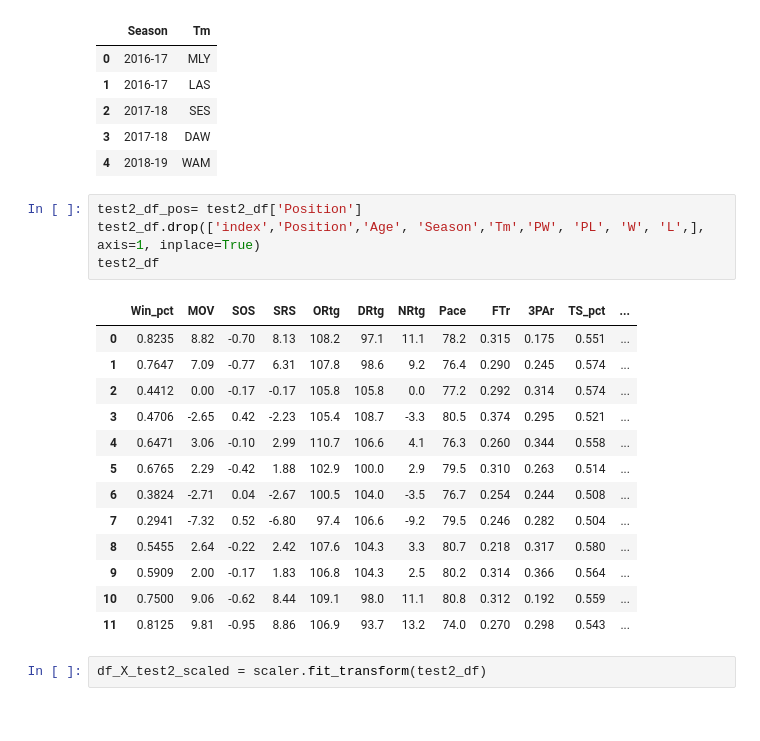
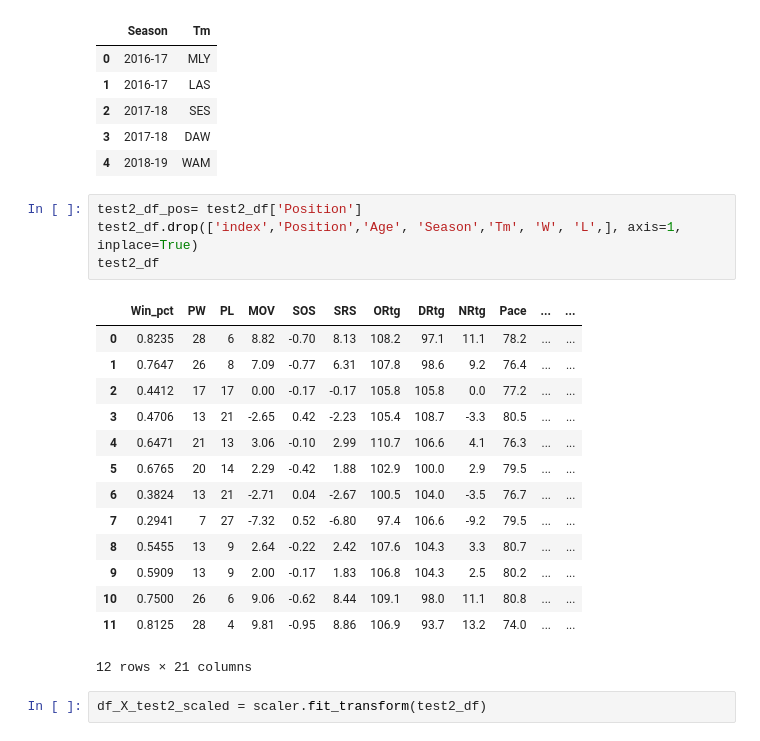
Before and after one commit to l-aldarondo/Sports-Predictions, a Jupyter notebook: Logistic_Regression_Model.ipynb, the cells around one changed output. Cells and saved outputs as stored; diff of their text form.

```diff
--- a/Logistic_Regression_Model.ipynb
+++ b/Logistic_Regression_Model.ipynb
@@ -334,22 +342,23 @@ test2_name_df.head()
 | 4 | 2018-19 | WAM |
 # %%
 test2_df_pos= test2_df['Position']
-test2_df.drop(['index','Position','Age', 'Season','Tm','PW', 'PL', 'W', 'L',], axis=1, inplace=True)
+test2_df.drop(['index','Position','Age', 'Season','Tm', 'W', 'L',], axis=1, inplace=True)
 test2_df
 # %% [output]
-|  | Win_pct | MOV | SOS | SRS | ORtg | DRtg | NRtg | Pace | FTr | 3PAr | TS_pct | ... |
-| 0 | 0.8235 | 8.82 | -0.70 | 8.13 | 108.2 | 97.1 | 11.1 | 78.2 | 0.315 | 0.175 | 0.551 | ... |
-| 1 | 0.7647 | 7.09 | -0.77 | 6.31 | 107.8 | 98.6 | 9.2 | 76.4 | 0.290 | 0.245 | 0.574 | ... |
-| 2 | 0.4412 | 0.00 | -0.17 | -0.17 | 105.8 | 105.8 | 0.0 | 77.2 | 0.292 | 0.314 | 0.574 | ... |
-| 3 | 0.4706 | -2.65 | 0.42 | -2.23 | 105.4 | 108.7 | -3.3 | 80.5 | 0.374 | 0.295 | 0.521 | ... |
-| 4 | 0.6471 | 3.06 | -0.10 | 2.99 | 110.7 | 106.6 | 4.1 | 76.3 | 0.260 | 0.344 | 0.558 | ... |
-| 5 | 0.6765 | 2.29 | -0.42 | 1.88 | 102.9 | 100.0 | 2.9 | 79.5 | 0.310 | 0.263 | 0.514 | ... |
-| 6 | 0.3824 | -2.71 | 0.04 | -2.67 | 100.5 | 104.0 | -3.5 | 76.7 | 0.254 | 0.244 | 0.508 | ... |
-| 7 | 0.2941 | -7.32 | 0.52 | -6.80 | 97.4 | 106.6 | -9.2 | 79.5 | 0.246 | 0.282 | 0.504 | ... |
-| 8 | 0.5455 | 2.64 | -0.22 | 2.42 | 107.6 | 104.3 | 3.3 | 80.7 | 0.218 | 0.317 | 0.580 | ... |
-| 9 | 0.5909 | 2.00 | -0.17 | 1.83 | 106.8 | 104.3 | 2.5 | 80.2 | 0.314 | 0.366 | 0.564 | ... |
-| 10 | 0.7500 | 9.06 | -0.62 | 8.44 | 109.1 | 98.0 | 11.1 | 80.8 | 0.312 | 0.192 | 0.559 | ... |
-| 11 | 0.8125 | 9.81 | -0.95 | 8.86 | 106.9 | 93.7 | 13.2 | 74.0 | 0.270 | 0.298 | 0.543 | ... |
+|  | Win_pct | PW | PL | MOV | SOS | SRS | ORtg | DRtg | NRtg | Pace | ... | ... |
+| 0 | 0.8235 | 28 | 6 | 8.82 | -0.70 | 8.13 | 108.2 | 97.1 | 11.1 | 78.2 | ... | ... |
+| 1 | 0.7647 | 26 | 8 | 7.09 | -0.77 | 6.31 | 107.8 | 98.6 | 9.2 | 76.4 | ... | ... |
+| 2 | 0.4412 | 17 | 17 | 0.00 | -0.17 | -0.17 | 105.8 | 105.8 | 0.0 | 77.2 | ... | ... |
+| 3 | 0.4706 | 13 | 21 | -2.65 | 0.42 | -2.23 | 105.4 | 108.7 | -3.3 | 80.5 | ... | ... |
+| 4 | 0.6471 | 21 | 13 | 3.06 | -0.10 | 2.99 | 110.7 | 106.6 | 4.1 | 76.3 | ... | ... |
+| 5 | 0.6765 | 20 | 14 | 2.29 | -0.42 | 1.88 | 102.9 | 100.0 | 2.9 | 79.5 | ... | ... |
+| 6 | 0.3824 | 13 | 21 | -2.71 | 0.04 | -2.67 | 100.5 | 104.0 | -3.5 | 76.7 | ... | ... |
+| 7 | 0.2941 | 7 | 27 | -7.32 | 0.52 | -6.80 | 97.4 | 106.6 | -9.2 | 79.5 | ... | ... |
+| 8 | 0.5455 | 13 | 9 | 2.64 | -0.22 | 2.42 | 107.6 | 104.3 | 3.3 | 80.7 | ... | ... |
+| 9 | 0.5909 | 13 | 9 | 2.00 | -0.17 | 1.83 | 106.8 | 104.3 | 2.5 | 80.2 | ... | ... |
+| 10 | 0.7500 | 26 | 6 | 9.06 | -0.62 | 8.44 | 109.1 | 98.0 | 11.1 | 80.8 | ... | ... |
+| 11 | 0.8125 | 28 | 4 | 9.81 | -0.95 | 8.86 | 106.9 | 93.7 | 13.2 | 74.0 | ... | ... |
+12 rows × 21 columns
 # %%
 df_X_test2_scaled = scaler.fit_transform(test2_df)
 # %%
```
Also changed, not shown: parts of 17 cells of this notebook, 5 other files.
